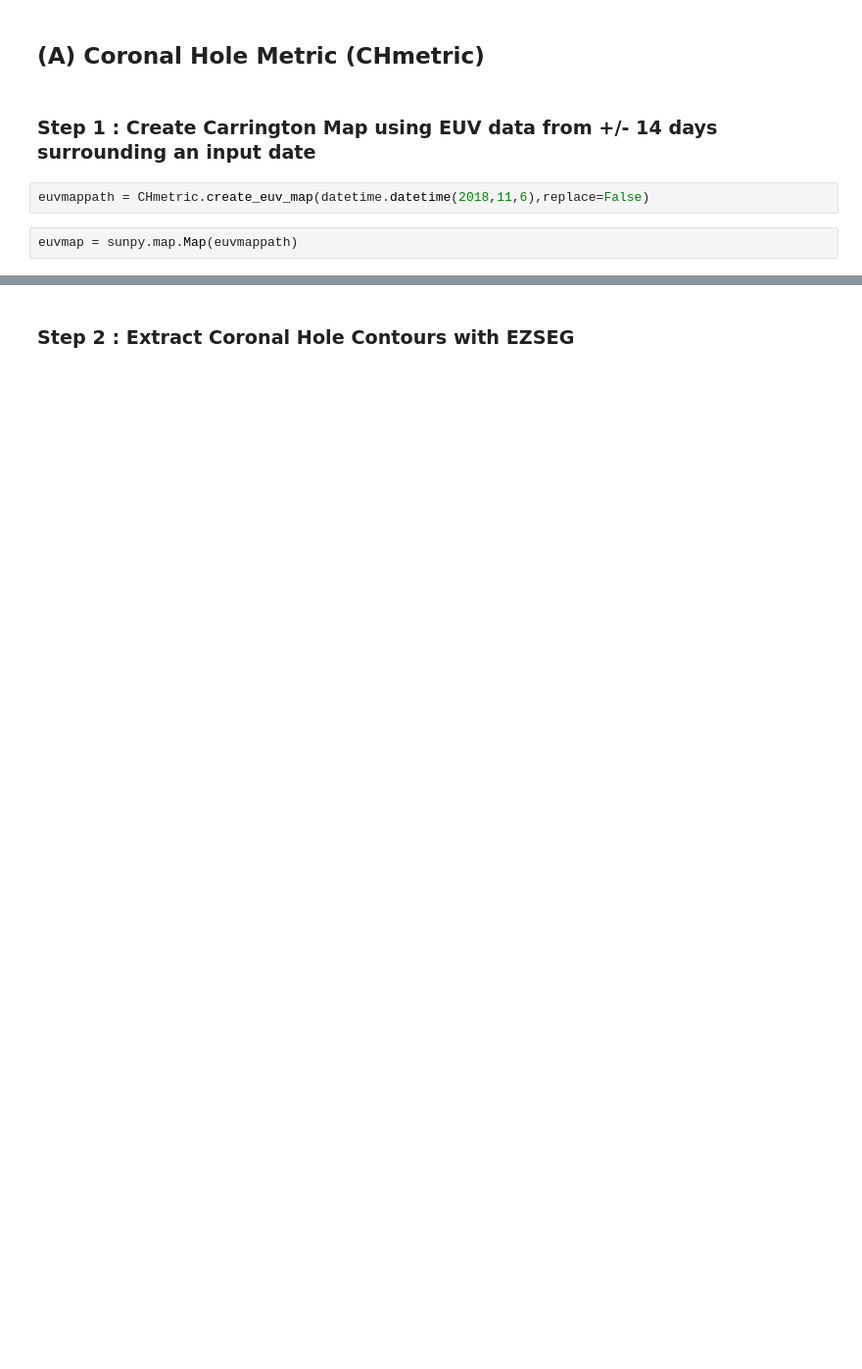
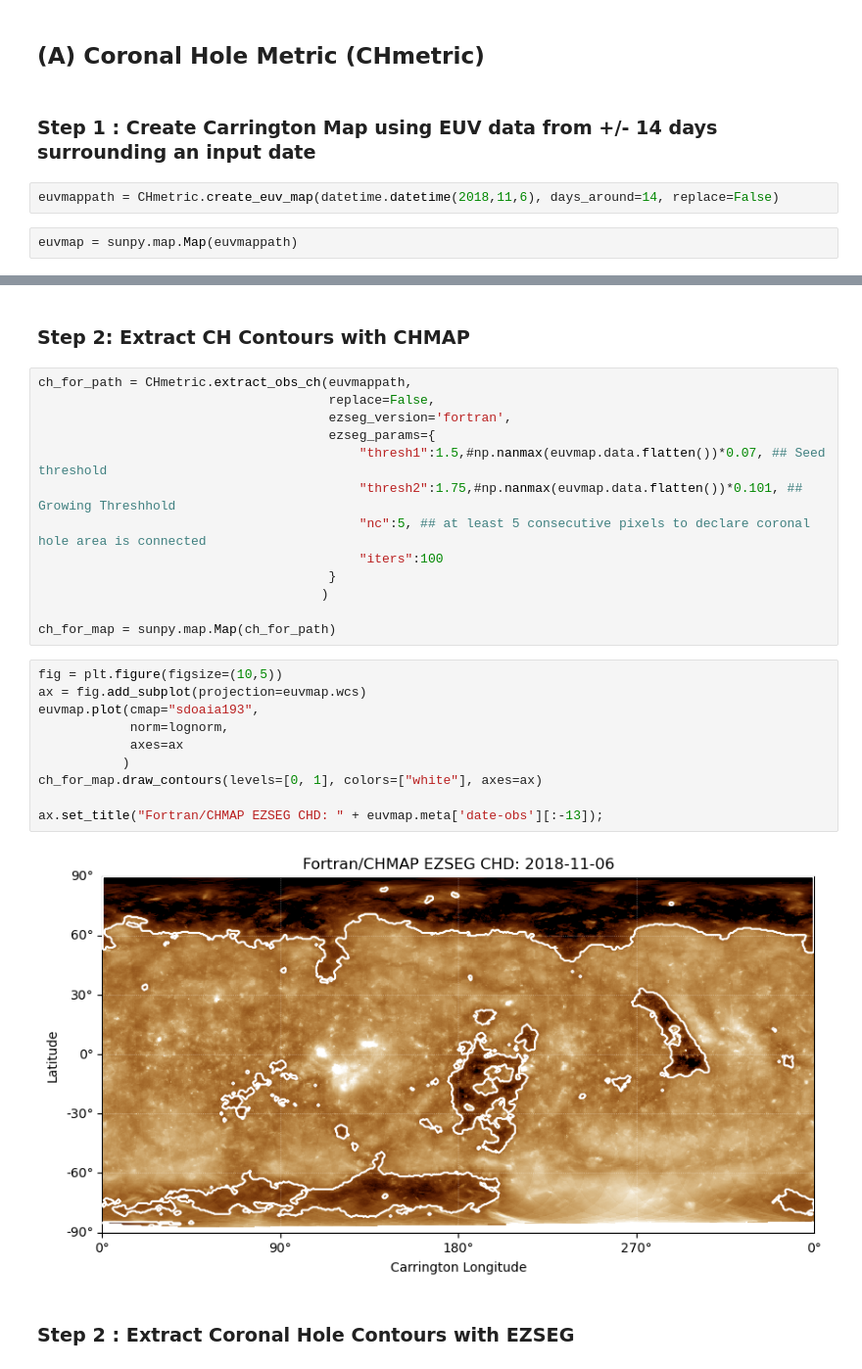
Before and after one commit to STBadman/cmfpy, a Jupyter notebook: topLevel.ipynb, the cells around one changed output, grey strips where cells are left out. Shown at 98% size. Drawn from its saved outputs; the diff is of its cells as text; blank space fills up the shorter version.

```diff
--- a/topLevel.ipynb
+++ b/topLevel.ipynb
@@ -24,7 +19,7 @@ import sunpy.map
 # %% [markdown]
 ### Step 1 : Create Carrington Map using EUV data from +/- 14 days surrounding an input date
 # %%
-euvmappath = CHmetric.create_euv_map(datetime.datetime(2018,11,6),replace=False)
+euvmappath = CHmetric.create_euv_map(datetime.datetime(2018,11,6), days_around=14, replace=False)
 # %%
 euvmap = sunpy.map.Map(euvmappath)
 # %%
@@ -34,6 +29,33 @@ euvmap.plot(cmap="sdoaia193",norm=lognorm)
 # %% [output]
 <matplotlib.image.AxesImage at 0x...>
 [figure]
+# %% [markdown]
+### Step 2: Extract CH Contours with CHMAP
+# %%
+ch_for_path = CHmetric.extract_obs_ch(euvmappath,
+                                      replace=False,
+                                      ezseg_version='fortran',
+                                      ezseg_params={
+                                          "thresh1":1.5,#np.nanmax(euvmap.data.flatten())*0.07, ## Seed threshold
+                                          "thresh2":1.75,#np.nanmax(euvmap.data.flatten())*0.101, ## Growing Threshhold
+                                          "nc":5, ## at least 5 consecutive pixels to declare coronal hole area is connected
+                                          "iters":100
+                                      }
+                                     )
+
+ch_for_map = sunpy.map.Map(ch_for_path)
+# %%
+fig = plt.figure(figsize=(10,5))
+ax = fig.add_subplot(projection=euvmap.wcs)
+euvmap.plot(cmap="sdoaia193",
+            norm=lognorm,
+            axes=ax
+           )
+ch_for_map.draw_contours(levels=[0, 1], colors=["white"], axes=ax)
+
+ax.set_title("Fortran/CHMAP EZSEG CHD: " + euvmap.meta['date-obs'][:-13]);
+# %% [output]
+[figure, added]
 # %% [markdown]
 ### Step 2 : Extract Coronal Hole Contours with EZSEG
 # %%
```
Also changed, not shown: parts of 6 cells of this notebook, 3 other files.
